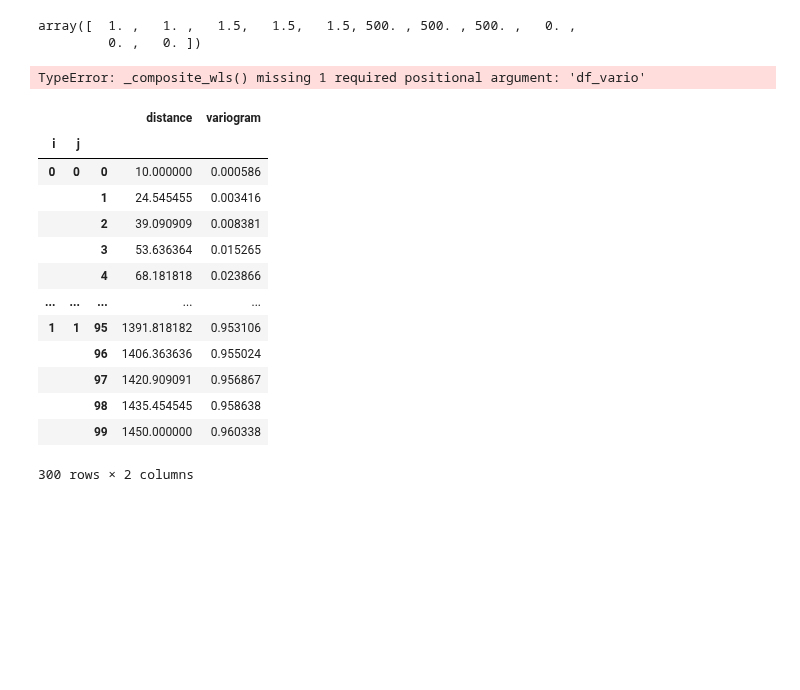
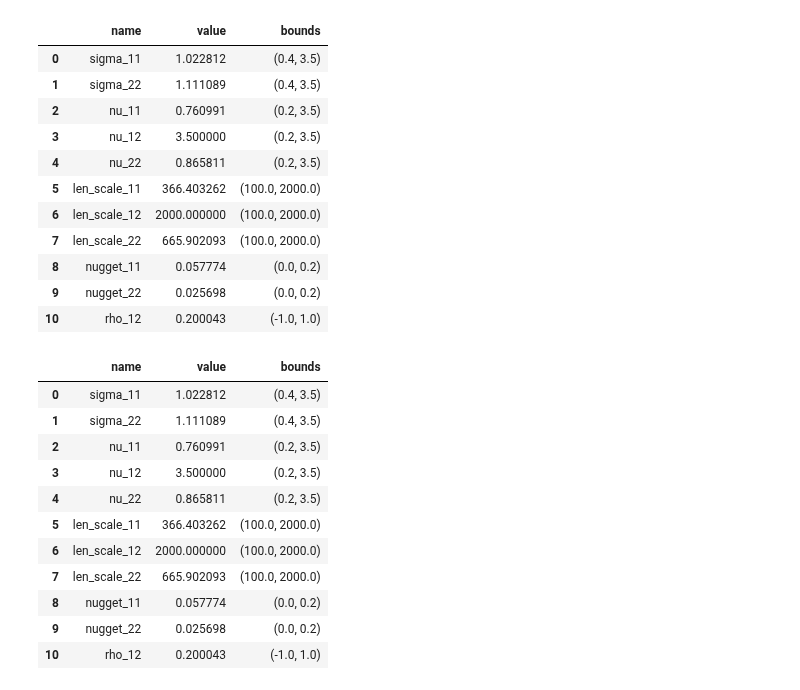
Before and after one commit to 91Mrwu/sif-xco2-cokriging, a Jupyter notebook: research/modelling_demo.ipynb, the cells around one changed output. Drawn from its saved outputs; the diff is of its cells as text; code cells hidden in the pictures; blank space fills up the shorter version.

```diff
--- a/research/modelling_demo.ipynb
+++ b/research/modelling_demo.ipynb
@@ -16,8 +17,3 @@ params = model.MaternParams(2)
-# %%
-params.get_values()
-# %% [output]
-array([  1. ,   1. ,   1.5,   1.5,   1.5, 500. , 500. , 500. ,   0. ,
-         0. ,   0. ])
 # %%
 ds = xr.open_dataset("../data/exp_pro/OCO2_MODIS_4x5deg_monthly_conus_augmented.nc")
 ds = ds.where(ds.time.dt.year > 2014, drop=True)
@@ -38,23 +34,32 @@ df = mf.empirical_variograms(1500, 30)
 # %%
 mod = model.FullBivariateMatern()
-mod._composite_wls(df)
+mod.fit(ev)
+mod.params.to_dataframe()
 # %% [output]
-TypeError: _composite_wls() missing 1 required positional argument: 'df_vario'
+|  | name | value | bounds |
+| 0 | sigma_11 | 1.022812 | (0.4, 3.5) |
+| 1 | sigma_22 | 1.111089 | (0.4, 3.5) |
+| 2 | nu_11 | 0.760991 | (0.2, 3.5) |
+| 3 | nu_12 | 3.500000 | (0.2, 3.5) |
+| 4 | nu_22 | 0.865811 | (0.2, 3.5) |
+| 5 | len_scale_11 | 366.403262 | (100.0, 2000.0) |
+| 6 | len_scale_12 | 2000.000000 | (100.0, 2000.0) |
+| 7 | len_scale_22 | 665.902093 | (100.0, 2000.0) |
+| 8 | nugget_11 | 0.057774 | (0.0, 0.2) |
+| 9 | nugget_22 | 0.025698 | (0.0, 0.2) |
+| 10 | rho_12 | 0.200043 | (-1.0, 1.0) |
-# %%
-h = np.linspace(10, 1450, 100)
-mod.variograms(h)
-# %% [output]
-|  |  |  | distance | variogram |
-| i | j |  |  |  |
-| 0 | 0 | 0 | 10.000000 | 0.000586 |
-|  |  | 1 | 24.545455 | 0.003416 |
-|  |  | 2 | 39.090909 | 0.008381 |
-|  |  | 3 | 53.636364 | 0.015265 |
-|  |  | 4 | 68.181818 | 0.023866 |
-| ... | ... | ... | ... | ... |
-| 1 | 1 | 95 | 1391.818182 | 0.953106 |
-|  |  | 96 | 1406.363636 | 0.955024 |
-|  |  | 97 | 1420.909091 | 0.956867 |
-|  |  | 98 | 1435.454545 | 0.958638 |
-|  |  | 99 | 1450.000000 | 0.960338 |
-300 rows × 2 columns
+# %%
+mod.fit_result.params.to_dataframe()
+# %% [output]
+|  | name | value | bounds |
+| 0 | sigma_11 | 1.022812 | (0.4, 3.5) |
+| 1 | sigma_22 | 1.111089 | (0.4, 3.5) |
+| 2 | nu_11 | 0.760991 | (0.2, 3.5) |
+| 3 | nu_12 | 3.500000 | (0.2, 3.5) |
+| 4 | nu_22 | 0.865811 | (0.2, 3.5) |
+| 5 | len_scale_11 | 366.403262 | (100.0, 2000.0) |
+| 6 | len_scale_12 | 2000.000000 | (100.0, 2000.0) |
+| 7 | len_scale_22 | 665.902093 | (100.0, 2000.0) |
+| 8 | nugget_11 | 0.057774 | (0.0, 0.2) |
+| 9 | nugget_22 | 0.025698 | (0.0, 0.2) |
+| 10 | rho_12 | 0.200043 | (-1.0, 1.0) |
```
Also changed, not shown: parts of 6 cells of this notebook, 5 other files.
